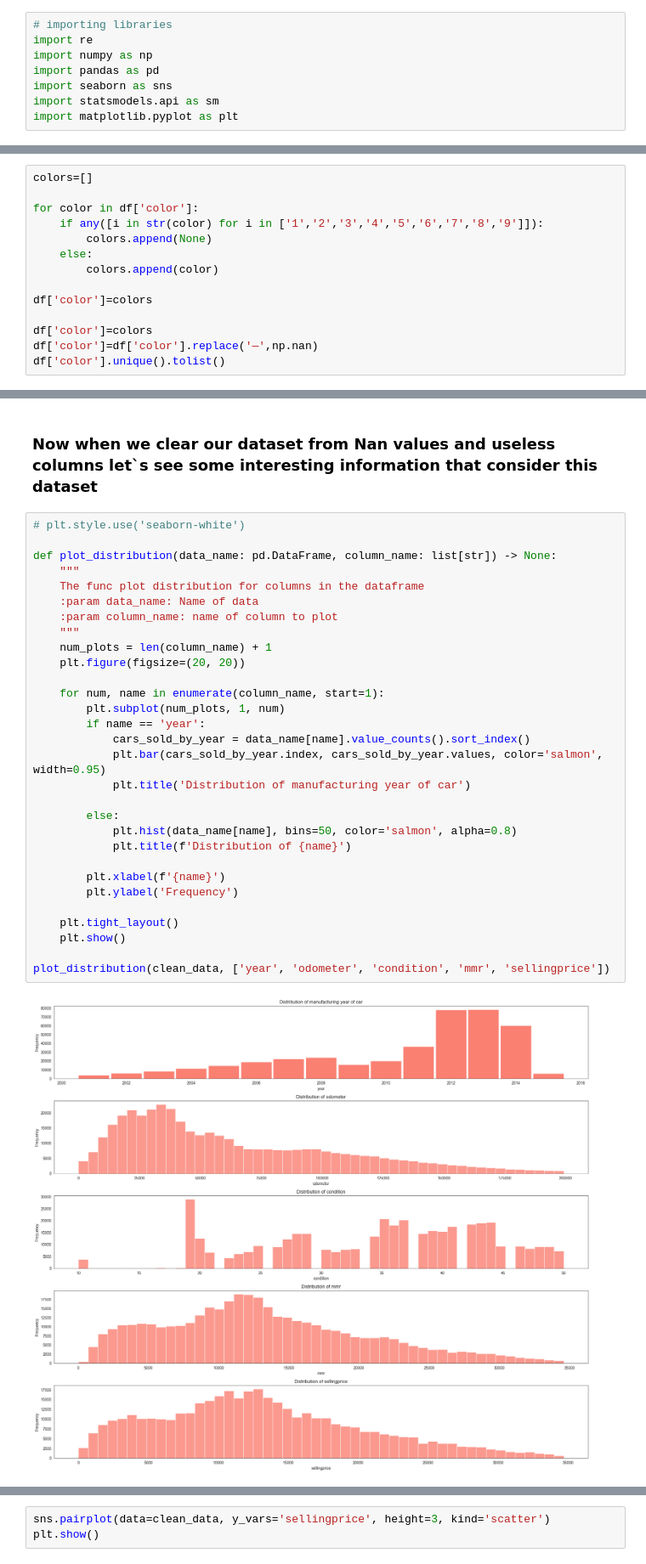
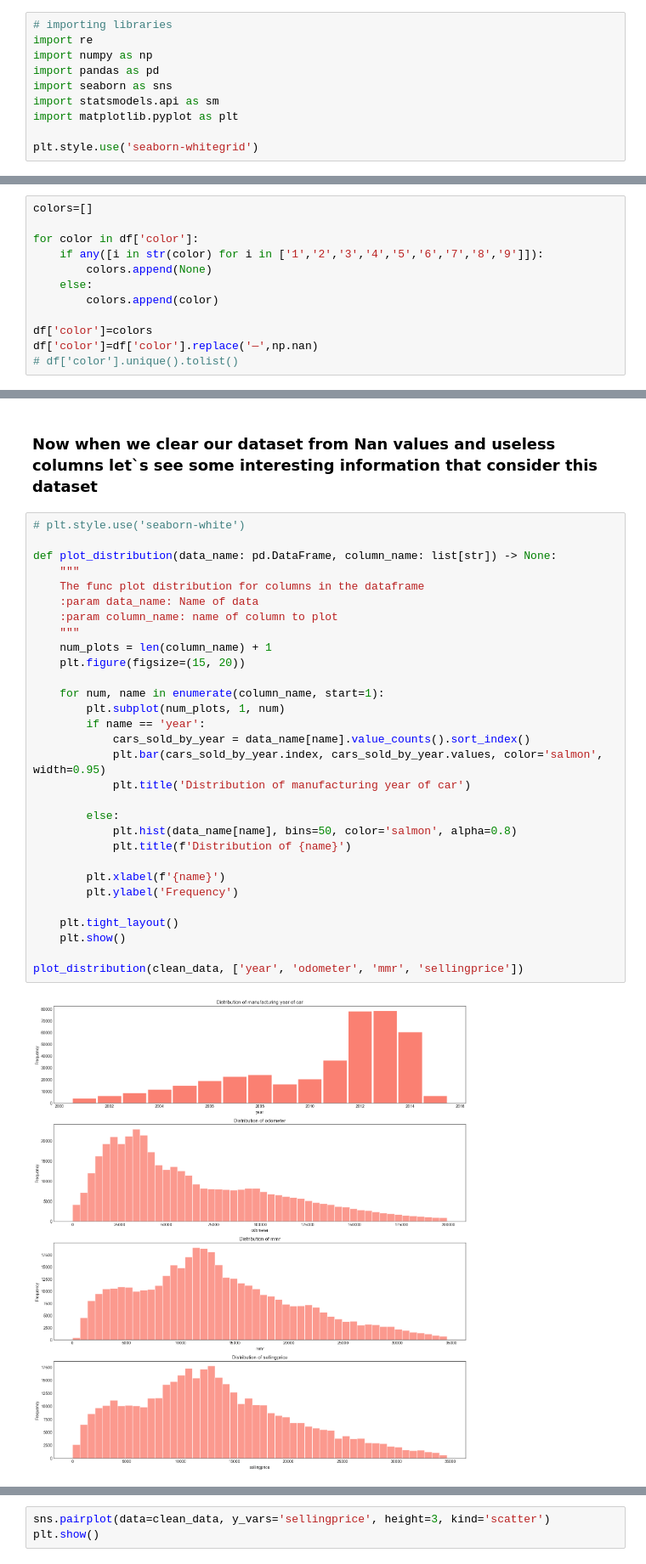
Before and after one commit to PavloKukurik/Car_prices_research, a Jupyter notebook: proj_test.ipynb, the cells around one changed output, grey strips where cells are left out. Shown at 85% size. Cells and saved outputs as stored; diff of their text form.

```diff
--- a/proj_test.ipynb
+++ b/proj_test.ipynb
@@ -33,6 +33,8 @@ import pandas as pd
 import seaborn as sns
 import statsmodels.api as sm
 import matplotlib.pyplot as plt
+
+plt.style.use('seaborn-whitegrid')
 # %%
 df = pd.read_csv('car_prices.csv')
 df.head(1000)
@@ -285,7 +271,5 @@ for color in df['color']:
         colors.append(color)
 
 df['color']=colors
-
-df['color']=colors
 df['color']=df['color'].replace('—',np.nan)
-df['color'].unique().tolist()
+# df['color'].unique().tolist()
@@ -411,35 +388,35 @@ clean_data = clean_data[clean_data['sale_year'] == 2015]
 # %%
 # plt.style.use('seaborn-white')
 
 def plot_distribution(data_name: pd.DataFrame, column_name: list[str]) -> None:
     """
     The func plot distribution for columns in the dataframe
     :param data_name: Name of data
     :param column_name: name of column to plot
     """
     num_plots = len(column_name) + 1
-    plt.figure(figsize=(20, 20))
+    plt.figure(figsize=(15, 20))
 
     for num, name in enumerate(column_name, start=1):
         plt.subplot(num_plots, 1, num)
         if name == 'year':
             cars_sold_by_year = data_name[name].value_counts().sort_index()
             plt.bar(cars_sold_by_year.index, cars_sold_by_year.values, color='salmon', width=0.95)
             plt.title('Distribution of manufacturing year of car')
 
         else:
             plt.hist(data_name[name], bins=50, color='salmon', alpha=0.8)
             plt.title(f'Distribution of {name}')
 
         plt.xlabel(f'{name}')
         plt.ylabel('Frequency')
 
     plt.tight_layout()
     plt.show()
 
-plot_distribution(clean_data, ['year', 'odometer', 'condition', 'mmr', 'sellingprice'])
+plot_distribution(clean_data, ['year', 'odometer', 'mmr', 'sellingprice'])
 # %% [output]
-[figure, old version]
+[figure, new version]
 # %%
 # Let`s see the moat popular color, model and brand
 def plot_pie_chart(column, title, limit=10, ax=None):
```
Also changed, not shown: parts of 11 cells of this notebook, 1 other file.
